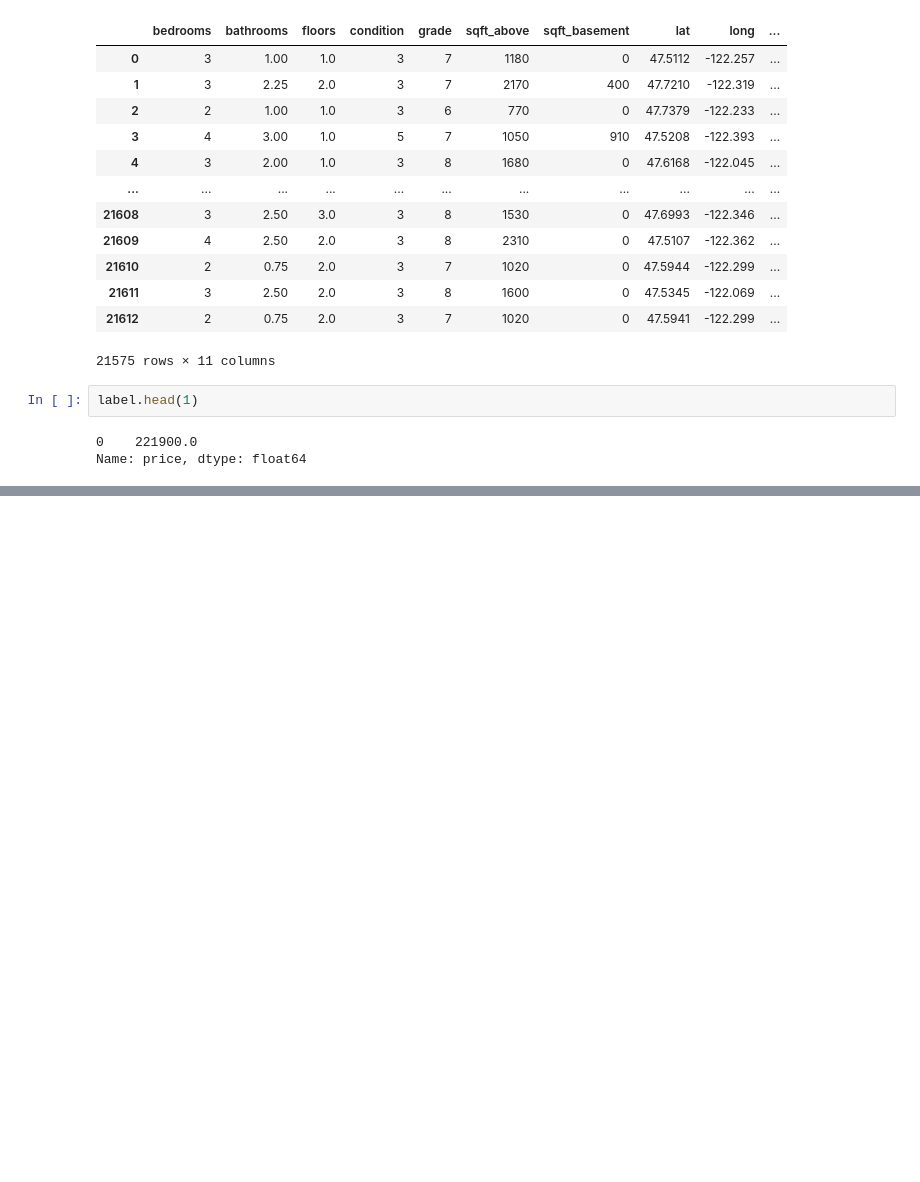
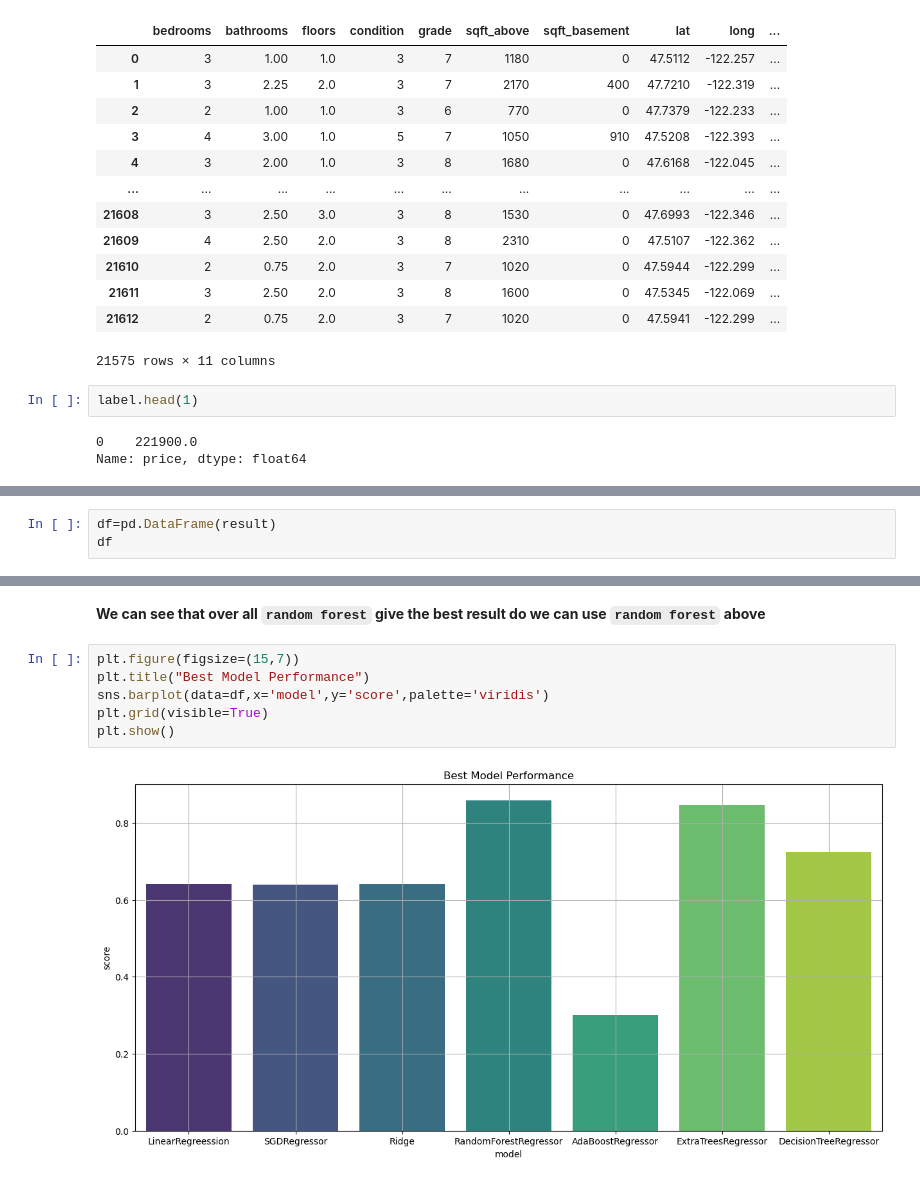
Before and after one commit to Sami606713/Intern, a Jupyter notebook: House_Price_Prediction/Notebook/HousePricePrediction.ipynb, the cells around one changed output, grey strips where cells are left out. Cells and saved outputs as stored; diff of their text form; blank space fills up the shorter version.

```diff
--- a/House_Price_Prediction/Notebook/HousePricePrediction.ipynb
+++ b/House_Price_Prediction/Notebook/HousePricePrediction.ipynb
@@ -1167,0 +1164,3 @@ pd.DataFrame(result)
+# %%
+df=pd.DataFrame(result)
+df
@@ -1167,0 +1187,10 @@ pd.DataFrame(result)
+# %% [markdown]
+**We can see that over all `random forest` give the best result do we can use `random forest` above**
+# %%
+plt.figure(figsize=(15,7))
+plt.title("Best Model Performance")
+sns.barplot(data=df,x='model',y='score',palette='viridis')
+plt.grid(visible=True)
+plt.show()
+# %% [output]
+[figure, added]
```
Also changed, not shown: parts of 111 cells of this notebook, 4 other files.
